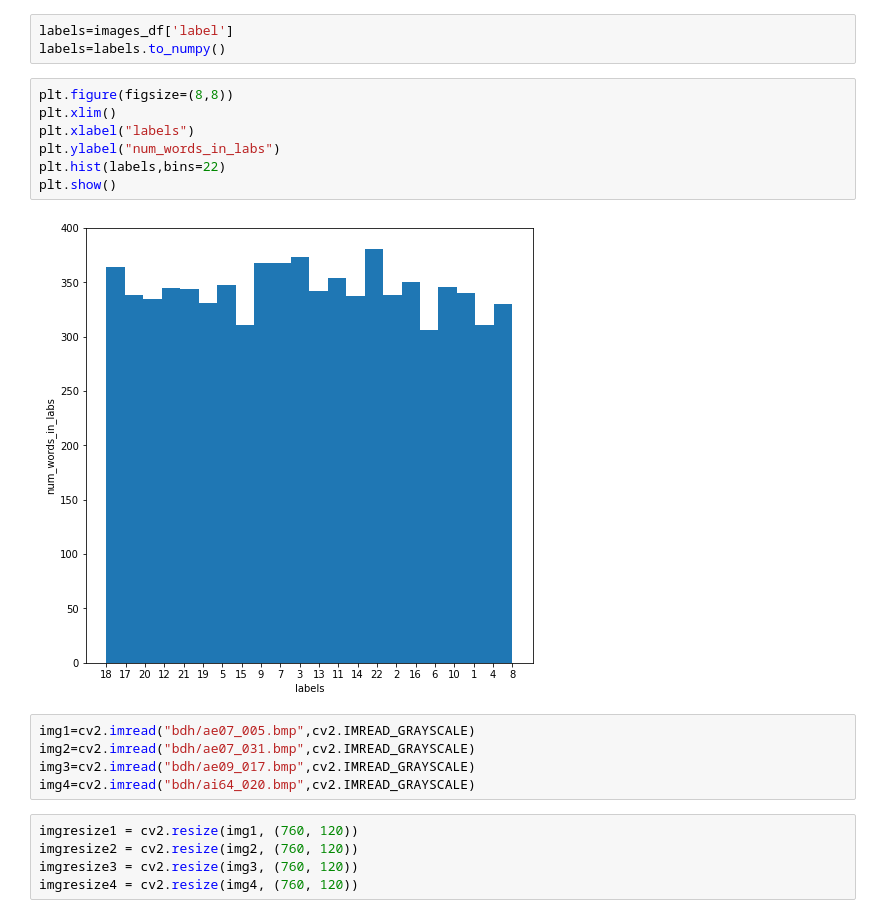
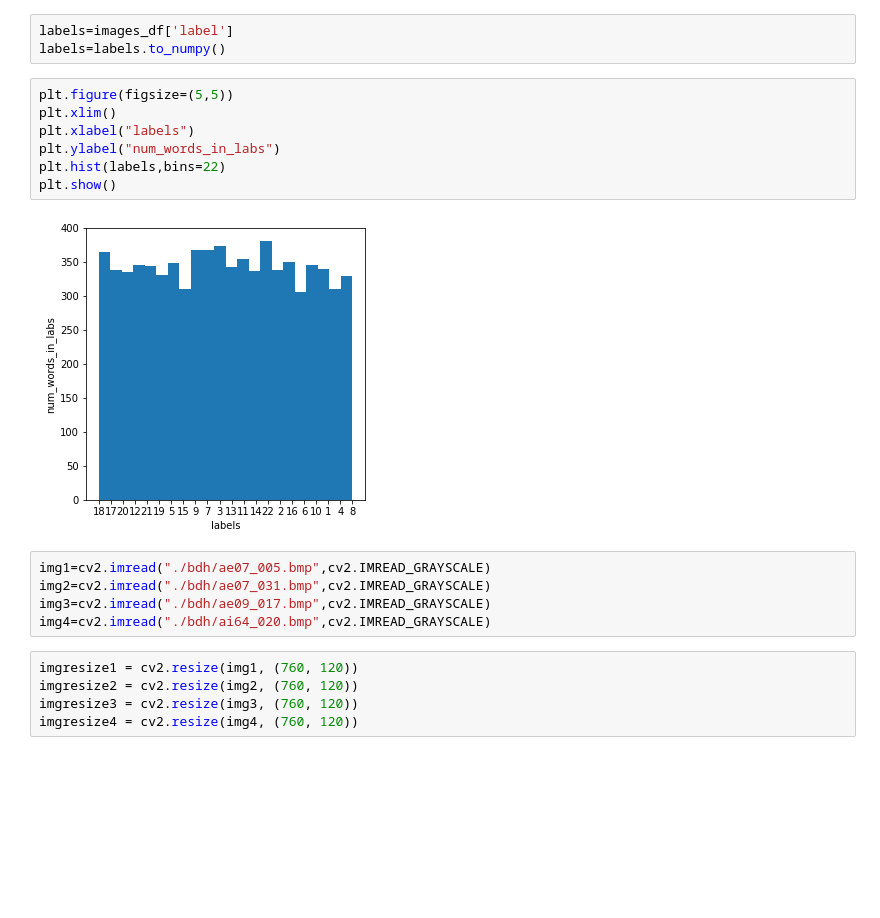
Before and after one commit to amFarrouk/OCR_prj, a Jupyter notebook: simpleCNN_RNN.ipynb, the cells around one changed output. Drawn from its saved outputs; the diff is of its cells as text; blank space fills up the shorter version.

```diff
--- a/simpleCNN_RNN.ipynb
+++ b/simpleCNN_RNN.ipynb
@@ -58,19 +58,19 @@ images_df.head()
 labels=images_df['label']
 labels=labels.to_numpy()
 # %%
-plt.figure(figsize=(8,8))
+plt.figure(figsize=(5,5))
 plt.xlim()
 plt.xlabel("labels")
 plt.ylabel("num_words_in_labs")
 plt.hist(labels,bins=22)
 plt.show()
 # %% [output]
-[figure, old version]
+[figure, new version]
 # %%
-img1=cv2.imread("bdh/ae07_005.bmp",cv2.IMREAD_GRAYSCALE)
-img2=cv2.imread("bdh/ae07_031.bmp",cv2.IMREAD_GRAYSCALE)
-img3=cv2.imread("bdh/ae09_017.bmp",cv2.IMREAD_GRAYSCALE)
-img4=cv2.imread("bdh/ai64_020.bmp",cv2.IMREAD_GRAYSCALE)
+img1=cv2.imread("./bdh/ae07_005.bmp",cv2.IMREAD_GRAYSCALE)
+img2=cv2.imread("./bdh/ae07_031.bmp",cv2.IMREAD_GRAYSCALE)
+img3=cv2.imread("./bdh/ae09_017.bmp",cv2.IMREAD_GRAYSCALE)
+img4=cv2.imread("./bdh/ai64_020.bmp",cv2.IMREAD_GRAYSCALE)
 # %%
 imgresize1 = cv2.resize(img1, (760, 120))
 imgresize2 = cv2.resize(img2, (760, 120))
```
Also changed, not shown: parts of 9 cells of this notebook.
